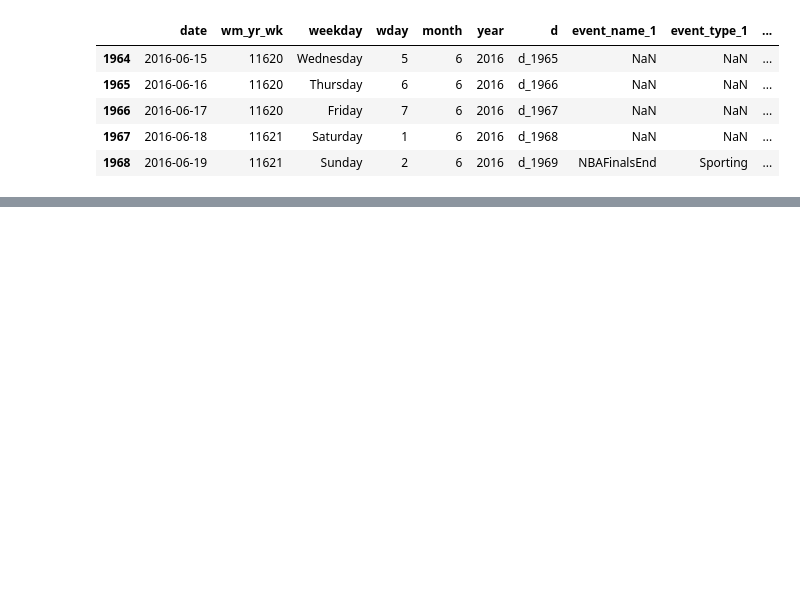
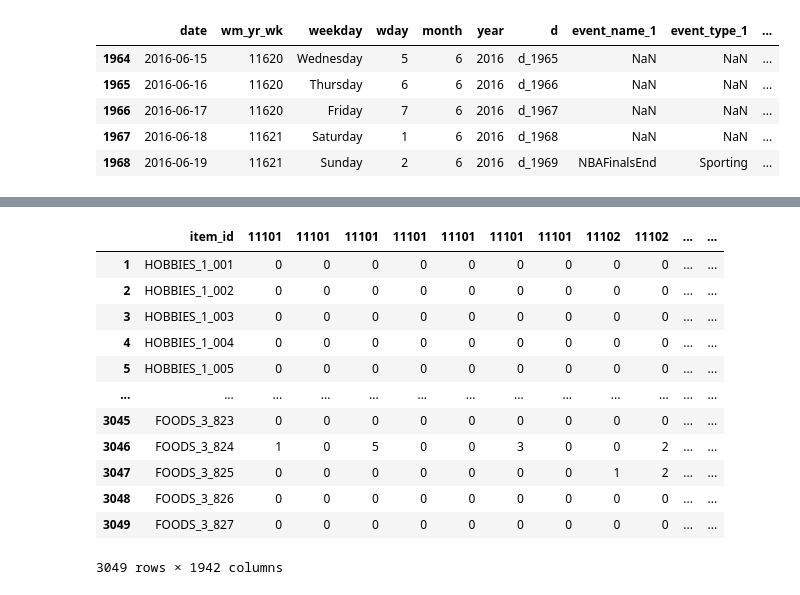
Before and after one commit to lymc33/Data_visualization, a Jupyter notebook: 6_Dashboard_4.ipynb, the cells around one changed output, grey strips where cells are left out. Drawn from its saved outputs; the diff is of its cells as text; code cells hidden in the pictures; blank space fills up the shorter version.

```diff
--- a/6_Dashboard_4.ipynb
+++ b/6_Dashboard_4.ipynb
@@ -111,0 +77,48 @@ Name: 0, Length: 1947, dtype: object
+# %%
+# Data Frame 1
+df1_CA_1 = df1[ ( df1['store_id'] == 'CA_1' ) ]
+df1_CA_2 = df1[ ( df1['store_id'] == 'CA_2' ) ]
+df1_CA_3 = df1[ ( df1['store_id'] == 'CA_3' ) ]
+df1_CA_4 = df1[ ( df1['store_id'] == 'CA_4' ) ]
+
+df1_TX_1 = df1[ ( df1['store_id'] == 'TX_1' ) ]
+df1_TX_2 = df1[ ( df1['store_id'] == 'TX_2' ) ]
+df1_TX_3 = df1[ ( df1['store_id'] == 'TX_3' ) ]
+
+df1_WI_1 = df1[ ( df1['store_id'] == 'WI_1' ) ]
+df1_WI_2 = df1[ ( df1['store_id'] == 'WI_2' ) ]
+df1_WI_3 = df1[ ( df1['store_id'] == 'WI_3' ) ]
+
+# Data Frame 2
+df2_CA_1 = df2[ ( df2['store_id'] == 'CA_1' ) ]
+df2_CA_2 = df2[ ( df2['store_id'] == 'CA_2' ) ]
+df2_CA_3 = df2[ ( df2['store_id'] == 'CA_3' ) ]
+df2_CA_4 = df2[ ( df2['store_id'] == 'CA_4' ) ]
+
+df2_TX_1 = df2[ ( df2['store_id'] == 'TX_1' ) ]
+df2_TX_2 = df2[ ( df2['store_id'] == 'TX_2' ) ]
+df2_TX_3 = df2[ ( df2['store_id'] == 'TX_3' ) ]
+
+df2_WI_1 = df2[ ( df2['store_id'] == 'WI_1' ) ]
+df2_WI_2 = df2[ ( df2['store_id'] == 'WI_2' ) ]
+df2_WI_3 = df2[ ( df2['store_id'] == 'WI_3' ) ]
+# %%
+df1_CA_1 = df1_CA_1.drop(['id', 'dept_id','cat_id', 'store_id', 'state_id'  ], axis=1)
+
+df2_CA_1 = df2_CA_1.drop(['store_id'], axis=1)
+# %%
+df1_CA_1
+# %% [output]
+|  | item_id | 11101 | 11101 | 11101 | 11101 | 11101 | 11101 | 11101 | 11102 | 11102 | ... | ... |
+| 1 | HOBBIES_1_001 | 0 | 0 | 0 | 0 | 0 | 0 | 0 | 0 | 0 | ... | ... |
+| 2 | HOBBIES_1_002 | 0 | 0 | 0 | 0 | 0 | 0 | 0 | 0 | 0 | ... | ... |
+| 3 | HOBBIES_1_003 | 0 | 0 | 0 | 0 | 0 | 0 | 0 | 0 | 0 | ... | ... |
+| 4 | HOBBIES_1_004 | 0 | 0 | 0 | 0 | 0 | 0 | 0 | 0 | 0 | ... | ... |
+| 5 | HOBBIES_1_005 | 0 | 0 | 0 | 0 | 0 | 0 | 0 | 0 | 0 | ... | ... |
+| ... | ... | ... | ... | ... | ... | ... | ... | ... | ... | ... | ... | ... |
+| 3045 | FOODS_3_823 | 0 | 0 | 0 | 0 | 0 | 0 | 0 | 0 | 0 | ... | ... |
+| 3046 | FOODS_3_824 | 1 | 0 | 5 | 0 | 0 | 3 | 0 | 0 | 2 | ... | ... |
+| 3047 | FOODS_3_825 | 0 | 0 | 0 | 0 | 0 | 0 | 0 | 1 | 2 | ... | ... |
+| 3048 | FOODS_3_826 | 0 | 0 | 0 | 0 | 0 | 0 | 0 | 0 | 0 | ... | ... |
+| 3049 | FOODS_3_827 | 0 | 0 | 0 | 0 | 0 | 0 | 0 | 0 | 0 | ... | ... |
+3049 rows × 1942 columns
```
Also changed, not shown: parts of 28 cells of this notebook, 2 other files.
